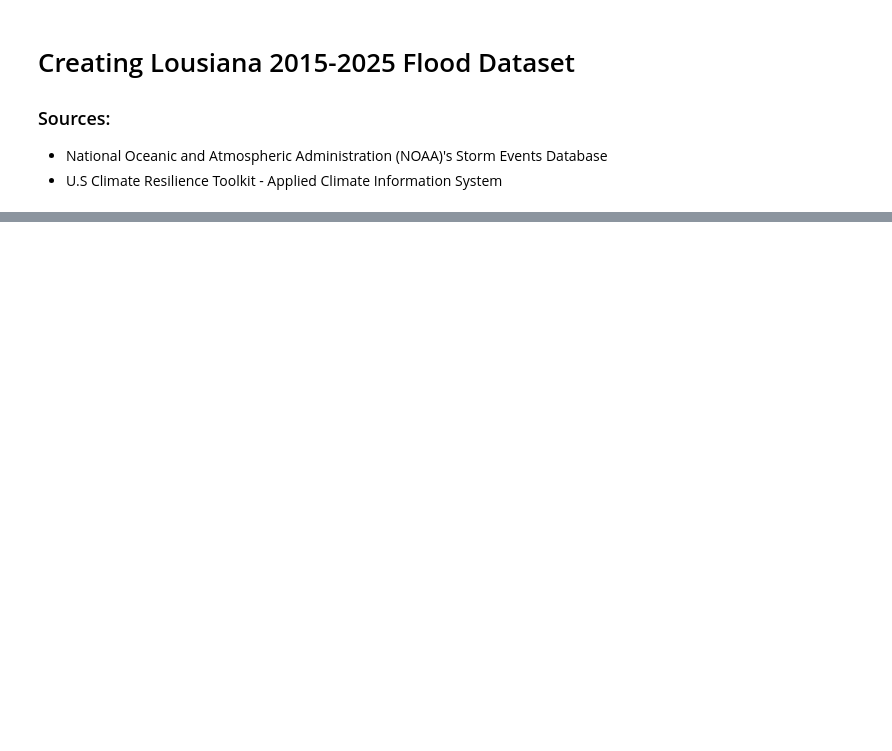
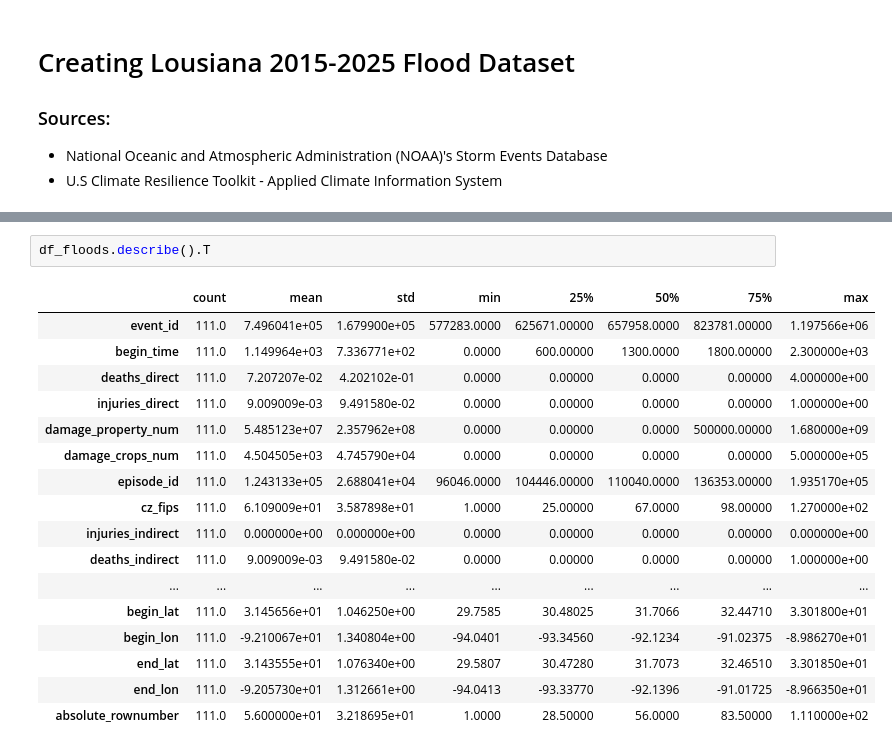
Before and after one commit to QuinnMcGill/MLFloodPrediction, a Jupyter notebook: dataset_creation.ipynb, the cells around one changed output, grey strips where cells are left out. Drawn from its saved outputs; the diff is of its cells as text; blank space fills up the shorter version.

```diff
--- a/dataset_creation.ipynb
+++ b/dataset_creation.ipynb
@@ -22,3 +24,23 @@ df_floods.head()
 | 3 | 577296 | GRANT PAR. | MONTGOMERY | 05/18/2015 | 815 | Flood |  |  | ... |
 | 4 | 577284 | BOSSIER PAR. | FERRY | 05/30/2015 | 2100 | Flood |  |  | ... |
 5 rows × 39 columns
+# %%
+df_floods.describe().T
+# %% [output]
+|  | count | mean | std | min | 25% | 50% | 75% | max |
+| event_id | 111.0 | 7.496041e+05 | 1.679900e+05 | 577283.0000 | 625671.00000 | 657958.0000 | 823781.00000 | 1.197566e+06 |
+| begin_time | 111.0 | 1.149964e+03 | 7.336771e+02 | 0.0000 | 600.00000 | 1300.0000 | 1800.00000 | 2.300000e+03 |
+| deaths_direct | 111.0 | 7.207207e-02 | 4.202102e-01 | 0.0000 | 0.00000 | 0.0000 | 0.00000 | 4.000000e+00 |
+| injuries_direct | 111.0 | 9.009009e-03 | 9.491580e-02 | 0.0000 | 0.00000 | 0.0000 | 0.00000 | 1.000000e+00 |
+| damage_property_num | 111.0 | 5.485123e+07 | 2.357962e+08 | 0.0000 | 0.00000 | 0.0000 | 500000.00000 | 1.680000e+09 |
+| damage_crops_num | 111.0 | 4.504505e+03 | 4.745790e+04 | 0.0000 | 0.00000 | 0.0000 | 0.00000 | 5.000000e+05 |
+| episode_id | 111.0 | 1.243133e+05 | 2.688041e+04 | 96046.0000 | 104446.00000 | 110040.0000 | 136353.00000 | 1.935170e+05 |
+| cz_fips | 111.0 | 6.109009e+01 | 3.587898e+01 | 1.0000 | 25.00000 | 67.0000 | 98.00000 | 1.270000e+02 |
+| injuries_indirect | 111.0 | 0.000000e+00 | 0.000000e+00 | 0.0000 | 0.00000 | 0.0000 | 0.00000 | 0.000000e+00 |
+| deaths_indirect | 111.0 | 9.009009e-03 | 9.491580e-02 | 0.0000 | 0.00000 | 0.0000 | 0.00000 | 1.000000e+00 |
+| ... | ... | ... | ... | ... | ... | ... | ... | ... |
+| begin_lat | 111.0 | 3.145656e+01 | 1.046250e+00 | 29.7585 | 30.48025 | 31.7066 | 32.44710 | 3.301800e+01 |
+| begin_lon | 111.0 | -9.210067e+01 | 1.340804e+00 | -94.0401 | -93.34560 | -92.1234 | -91.02375 | -8.986270e+01 |
+| end_lat | 111.0 | 3.143555e+01 | 1.076340e+00 | 29.5807 | 30.47280 | 31.7073 | 32.46510 | 3.301850e+01 |
+| end_lon | 111.0 | -9.205730e+01 | 1.312661e+00 | -94.0413 | -93.33770 | -92.1396 | -91.01725 | -8.966350e+01 |
+| absolute_rownumber | 111.0 | 5.600000e+01 | 3.218695e+01 | 1.0000 | 28.50000 | 56.0000 | 83.50000 | 1.110000e+02 |
```
Also changed, not shown: parts of 8 cells of this notebook, 52 other files.
